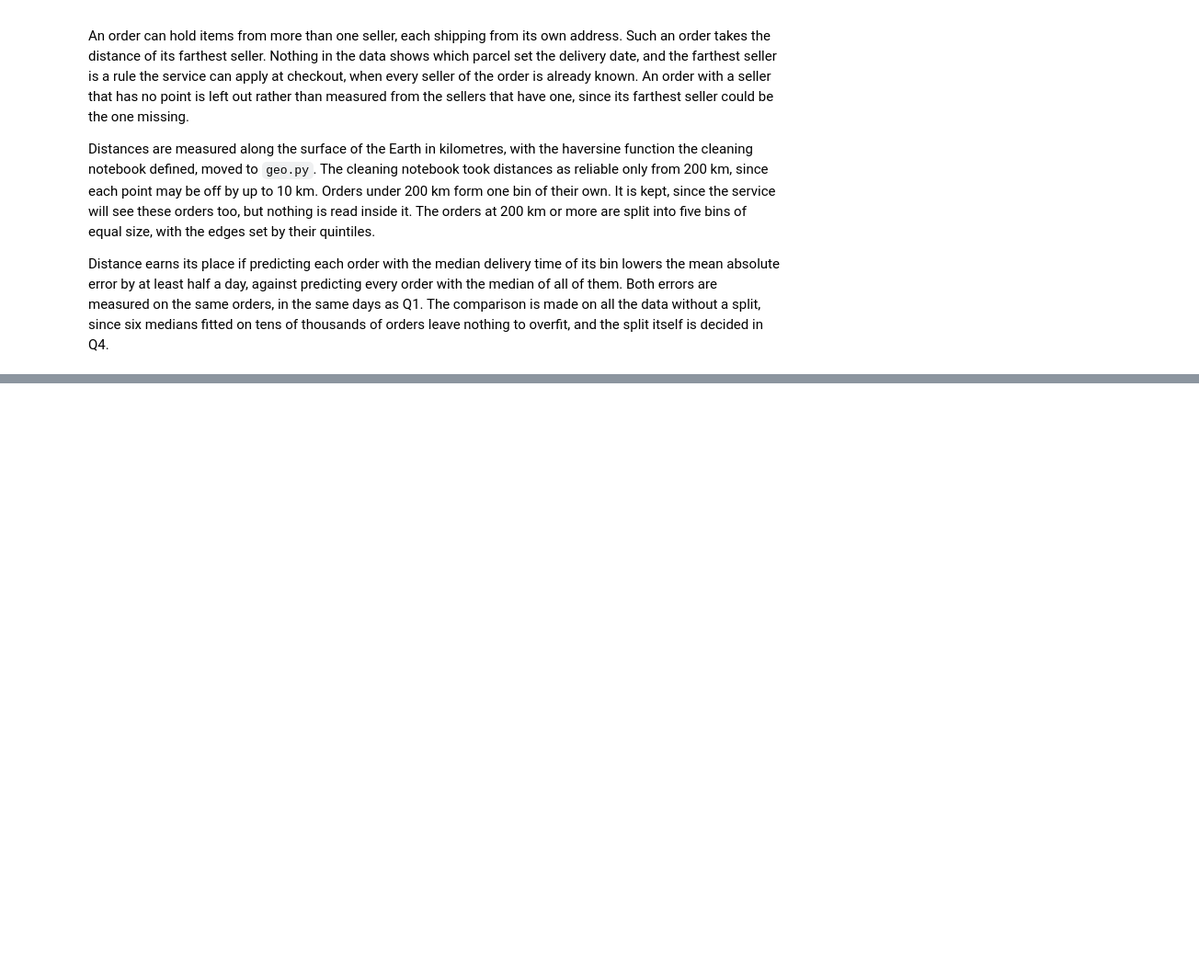
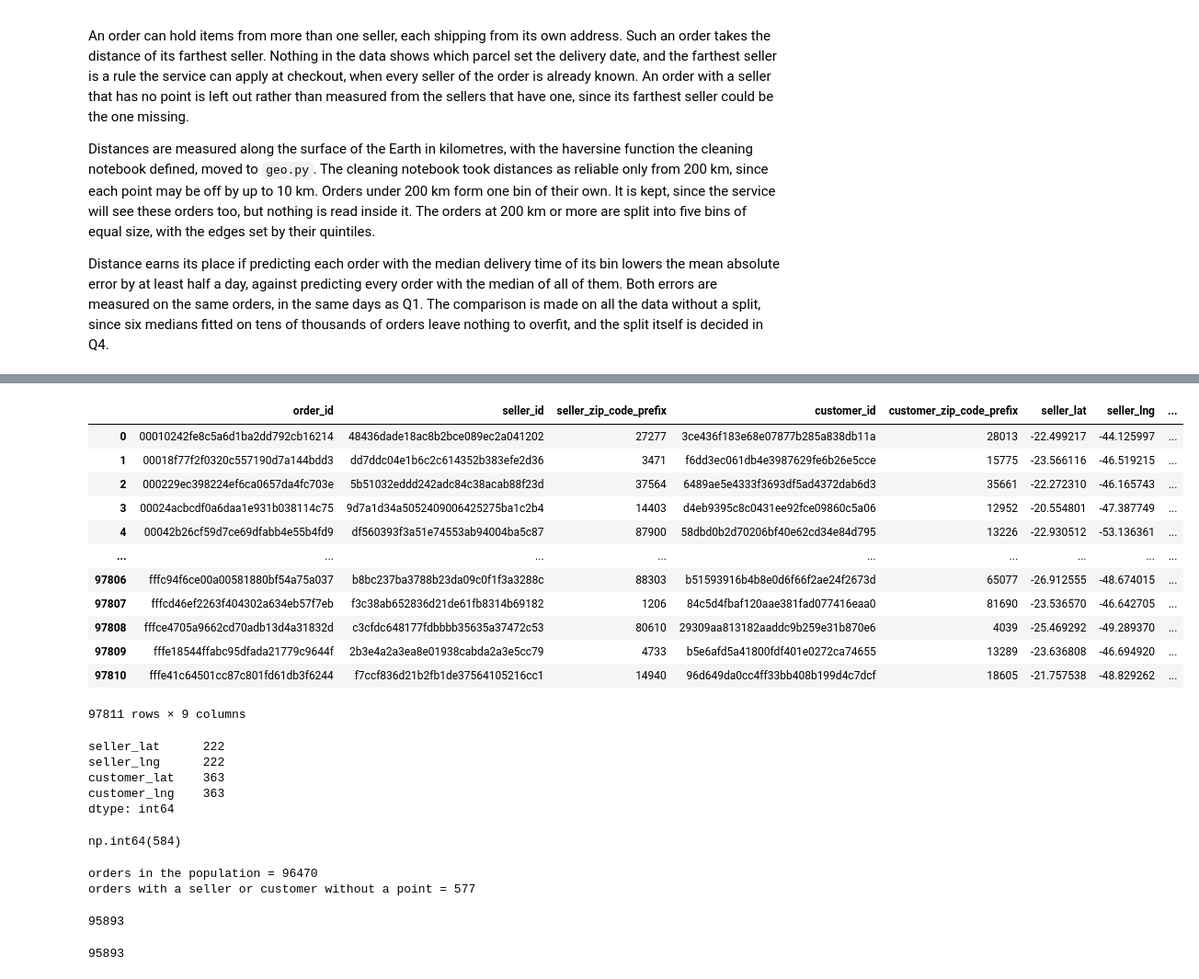
Before and after one commit to Spyrsial/olist-ecommerce-data-cleaning-eda, a Jupyter notebook: 02_exploratory_data_analysis.ipynb, the cells around one changed output, grey strips where cells are left out. Shown at 92% size. Cells and saved outputs as stored; diff of their text form; code cells hidden in the pictures; blank space fills up the shorter version.

```diff
--- a/02_exploratory_data_analysis.ipynb
+++ b/02_exploratory_data_analysis.ipynb
@@ -408,0 +459,5 @@ Distance earns its place if predicting each order with the median delivery time
+# %%
+
+delivery_order_sellers_customer = pd.merge(delivery_order_sellers_prefix, orders[["order_id", "customer_id"]],
+                                           how="left", validate="many_to_one", on="order_id")
+delivery_order_sellers_customer
@@ -408,0 +478,4 @@ Distance earns its place if predicting each order with the median delivery time
+# %%
+delivery_order_prefixes = pd.merge(delivery_order_sellers_customer, customers[["customer_id", "customer_zip_code_prefix"]],
+                                   how="left", validate="many_to_one", on="customer_id")
+delivery_order_prefixes
@@ -408,0 +502,10 @@ Distance earns its place if predicting each order with the median delivery time
+# %%
+seller_points = geolocation_by_prefix[["zip_code_prefix", "lat", "lng"]].rename(
+    columns={"zip_code_prefix": "seller_zip_code_prefix", "lat": "seller_lat", "lng": "seller_lng"})
+
+customer_points = geolocation_by_prefix[["zip_code_prefix", "lat", "lng"]].rename(
+    columns={"zip_code_prefix": "customer_zip_code_prefix", "lat": "customer_lat", "lng": "customer_lng"})
+# %%
+delivery_order_seller_points = pd.merge(delivery_order_prefixes, seller_points,
+                                        how="left", validate="many_to_one", on="seller_zip_code_prefix")
+delivery_order_seller_points
@@ -408,0 +526,50 @@ Distance earns its place if predicting each order with the median delivery time
+# %%
+delivery_order_points = pd.merge(delivery_order_seller_points, customer_points,
+                                 how="left", validate="many_to_one", on="customer_zip_code_prefix")
+delivery_order_points
+# %% [output]
+|  | order_id | seller_id | seller_zip_code_prefix | customer_id | customer_zip_code_prefix | seller_lat | seller_lng | ... |
+| 0 | 00010242fe8c5a6d1ba2dd792cb16214 | 48436dade18ac8b2bce089ec2a041202 | 27277 | 3ce436f183e68e07877b285a838db11a | 28013 | -22.499217 | -44.125997 | ... |
+| 1 | 00018f77f2f0320c557190d7a144bdd3 | dd7ddc04e1b6c2c614352b383efe2d36 | 3471 | f6dd3ec061db4e3987629fe6b26e5cce | 15775 | -23.566116 | -46.519215 | ... |
+| 2 | 000229ec398224ef6ca0657da4fc703e | 5b51032eddd242adc84c38acab88f23d | 37564 | 6489ae5e4333f3693df5ad4372dab6d3 | 35661 | -22.272310 | -46.165743 | ... |
+| 3 | 00024acbcdf0a6daa1e931b038114c75 | 9d7a1d34a5052409006425275ba1c2b4 | 14403 | d4eb9395c8c0431ee92fce09860c5a06 | 12952 | -20.554801 | -47.387749 | ... |
+| 4 | 00042b26cf59d7ce69dfabb4e55b4fd9 | df560393f3a51e74553ab94004ba5c87 | 87900 | 58dbd0b2d70206bf40e62cd34e84d795 | 13226 | -22.930512 | -53.136361 | ... |
+| ... | ... | ... | ... | ... | ... | ... | ... | ... |
+| 97806 | fffc94f6ce00a00581880bf54a75a037 | b8bc237ba3788b23da09c0f1f3a3288c | 88303 | b51593916b4b8e0d6f66f2ae24f2673d | 65077 | -26.912555 | -48.674015 | ... |
+| 97807 | fffcd46ef2263f404302a634eb57f7eb | f3c38ab652836d21de61fb8314b69182 | 1206 | 84c5d4fbaf120aae381fad077416eaa0 | 81690 | -23.536570 | -46.642705 | ... |
+| 97808 | fffce4705a9662cd70adb13d4a31832d | c3cfdc648177fdbbbb35635a37472c53 | 80610 | 29309aa813182aaddc9b259e31b870e6 | 4039 | -25.469292 | -49.289370 | ... |
+| 97809 | fffe18544ffabc95dfada21779c9644f | 2b3e4a2a3ea8e01938cabda2a3e5cc79 | 4733 | b5e6afd5a41800fdf401e0272ca74655 | 13289 | -23.636808 | -46.694920 | ... |
+| 97810 | fffe41c64501cc87c801fd61db3f6244 | f7ccf836d21b2fb1de37564105216cc1 | 14940 | 96d649da0cc4ff33bb408b199d4c7dcf | 18605 | -21.757538 | -48.829262 | ... |
+97811 rows × 9 columns
+# %%
+delivery_order_points[["seller_lat", "seller_lng", "customer_lat", "customer_lng"]].isna().sum()
+# %% [output]
+seller_lat      222
+seller_lng      222
+customer_lat    363
+customer_lng    363
+dtype: int64
+# %%
+delivery_order_points["no_point"] = delivery_order_points["seller_lat"].isna() | delivery_order_points["customer_lat"].isna()
+delivery_order_points["no_point"].sum()
+# %% [output]
+np.int64(584)
+# %%
+order_no_point = delivery_order_points.groupby("order_id")["no_point"].any()
+
+print(f"orders in the population = {len(order_no_point)}")
+print(f"orders with a seller or customer without a point = {order_no_point.sum()}")
+# %% [output]
+orders in the population = 96470
+orders with a seller or customer without a point = 577
+# %%
+orders_with_point = order_no_point[~order_no_point].index
+len(orders_with_point)
+# %% [output]
+95893
+# %%
+distance_pairs_mask = delivery_order_points["order_id"].isin(orders_with_point)
+distance_pairs = delivery_order_points[distance_pairs_mask]
+distance_pairs["order_id"].nunique()
+# %% [output]
+95893
```
Also changed, not shown: parts of 22 cells of this notebook.
